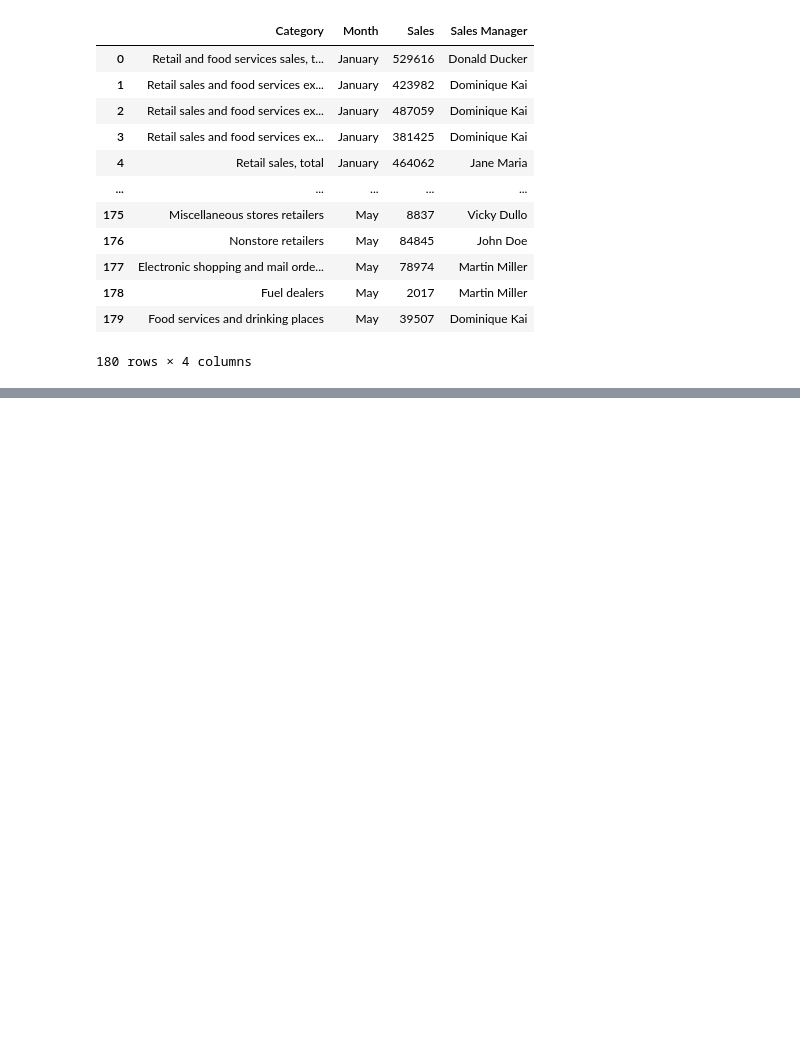
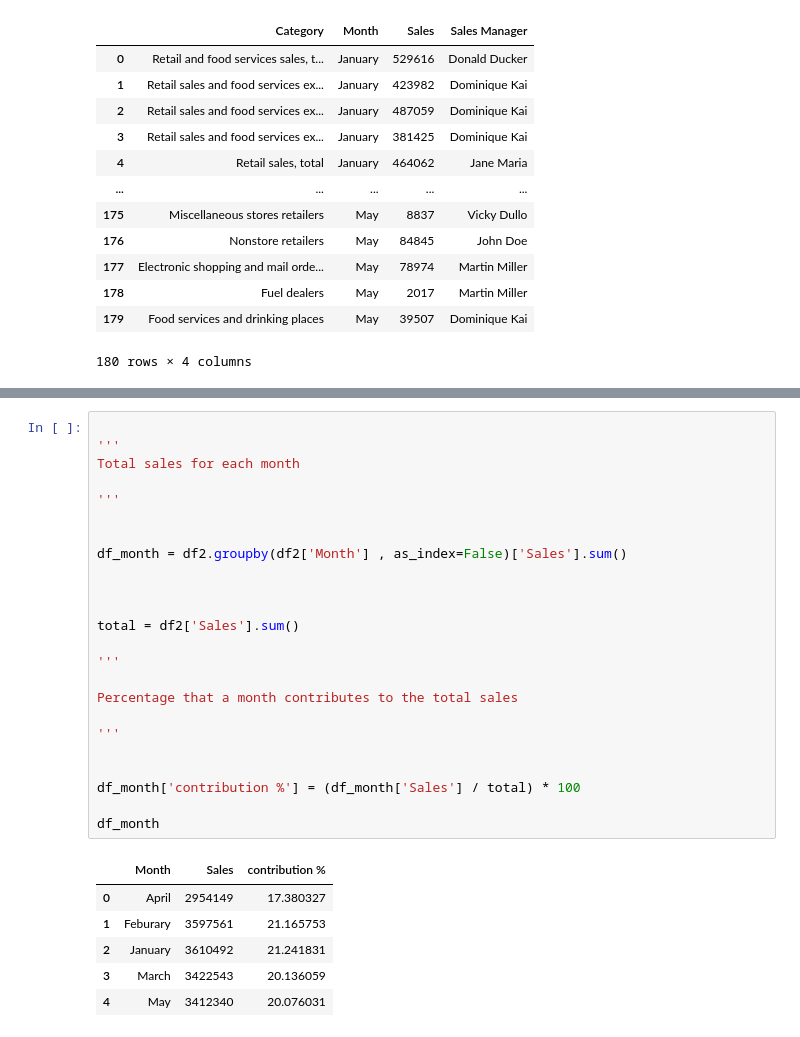
Before and after one commit to ismailsakhi/assignement_week4, a Jupyter notebook: exercise.ipynb, the cells around one changed output, grey strips where cells are left out. Drawn from its saved outputs; the diff is of its cells as text; blank space fills up the shorter version.

```diff
--- a/exercise.ipynb
+++ b/exercise.ipynb
@@ -256,0 +301,31 @@ df2.groupby(df2['Category'])
+# %%
+
+'''
+Total sales for each month
+
+'''
+
+
+df_month = df2.groupby(df2['Month'] , as_index=False)['Sales'].sum()
+
+
+
+total = df2['Sales'].sum()
+
+'''
+
+Percentage that a month contributes to the total sales
+
+'''
+
+
+df_month['contribution %'] = (df_month['Sales'] / total) * 100
+
+df_month
+# %% [output]
+|  | Month | Sales | contribution % |
+| 0 | April | 2954149 | 17.380327 |
+| 1 | Feburary | 3597561 | 21.165753 |
+| 2 | January | 3610492 | 21.241831 |
+| 3 | March | 3422543 | 20.136059 |
+| 4 | May | 3412340 | 20.076031 |
```
Also changed, not shown: parts of 3 cells of this notebook, 5 other files.
